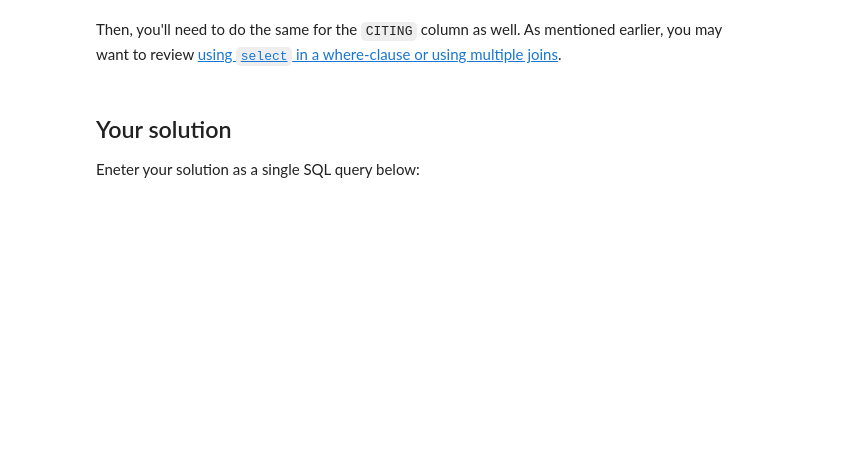
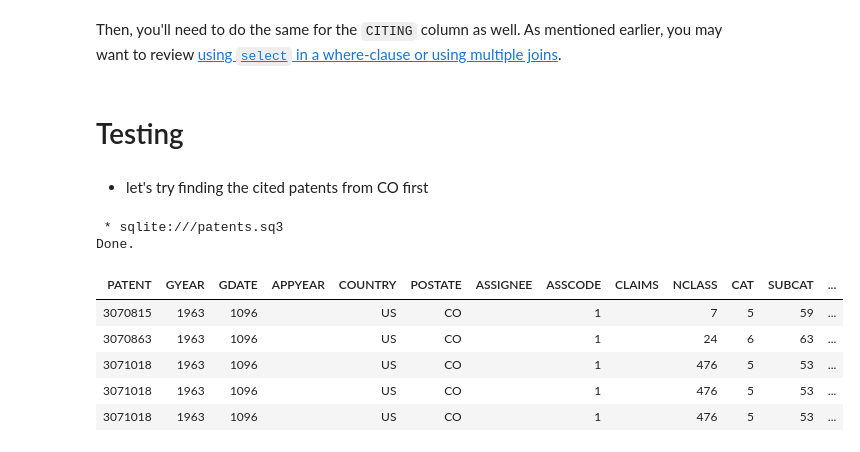
Before and after one commit to paudelnirajan/lab3-sql-patent2, a Jupyter notebook: Lab03-sqlite-patent.ipynb, the cells around one changed output. Cells and saved outputs as stored; diff of their text form; code cells hidden in the pictures; blank space fills up the shorter version.

Commit message:
Solution: Single SQL query to find co-state citations

```diff
--- a/Lab03-sqlite-patent.ipynb
+++ b/Lab03-sqlite-patent.ipynb
@@ -65,6 +152,2 @@ WHERE CITED==PATENT limit 5;
 # %% [markdown]
 Then, you'll need to do the same for the `CITING` column as well. As mentioned earlier, you may want to review [using `select` in a where-clause or using multiple joins](https://dba.stackexchange.com/questions/33553/using-select-in-the-where-clause-of-another-select).
-# %% [markdown]
-## Your solution
-
-Eneter your solution as a single SQL query below:
@@ -72,0 +154,18 @@ Eneter your solution as a single SQL query below:
+# %% [markdown]
+# Testing
+# %% [markdown]
+- let's try finding the cited patents from CO first
+# %%
+%%sql
+SELECT * FROM patents
+JOIN citations ON citations.CITED=patents.PATENT AND POSTATE='CO'
+LIMIT 5;
+# %% [output]
+ * sqlite:///patents.sq3
+Done.
+| PATENT | GYEAR | GDATE | APPYEAR | COUNTRY | POSTATE | ASSIGNEE | ASSCODE | CLAIMS | NCLASS | CAT | SUBCAT | ... |
+| 3070815 | 1963 | 1096 |  | US | CO |  | 1 |  | 7 | 5 | 59 | ... |
+| 3070863 | 1963 | 1096 |  | US | CO |  | 1 |  | 24 | 6 | 63 | ... |
+| 3071018 | 1963 | 1096 |  | US | CO |  | 1 |  | 476 | 5 | 53 | ... |
+| 3071018 | 1963 | 1096 |  | US | CO |  | 1 |  | 476 | 5 | 53 | ... |
+| 3071018 | 1963 | 1096 |  | US | CO |  | 1 |  | 476 | 5 | 53 | ... |
```
Also changed, not shown: parts of 20 cells of this notebook.
